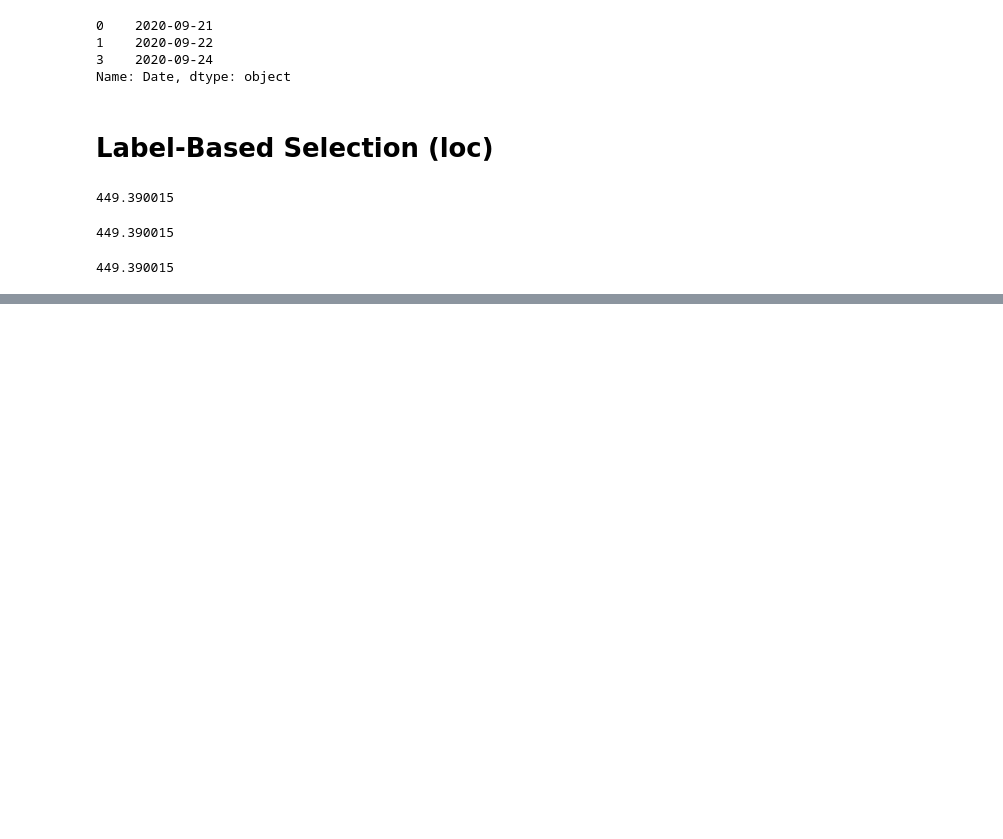
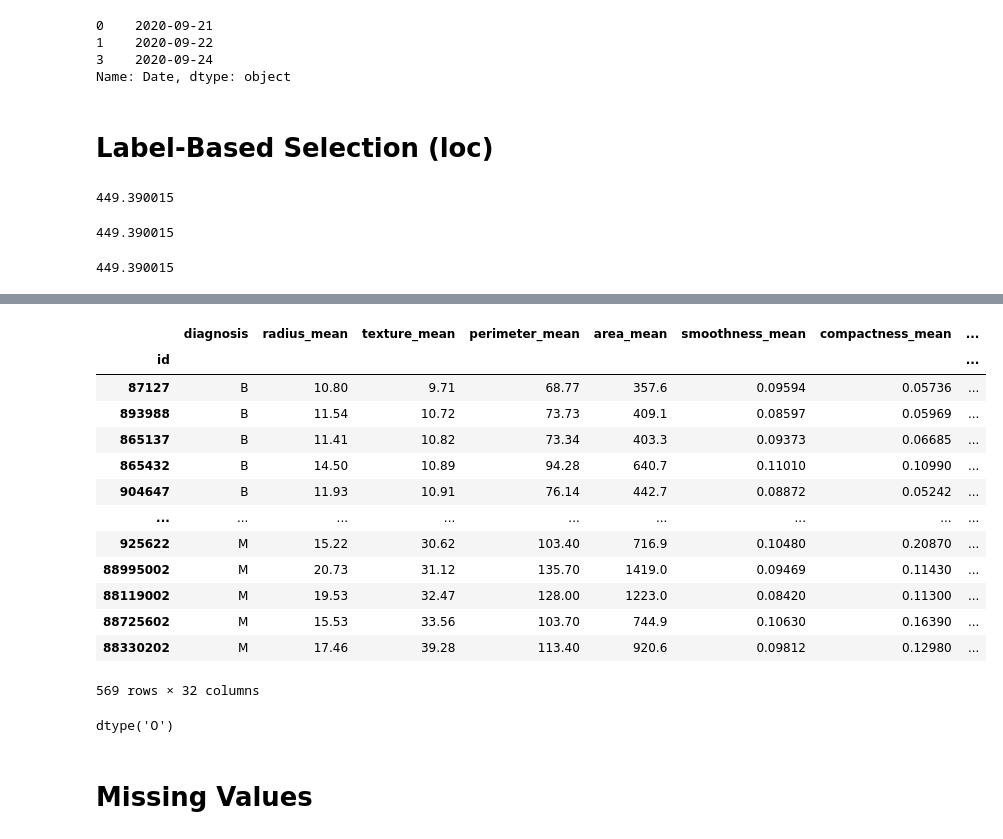
Before and after one commit to amediaaj/Data-Science-101-Methodology-Python-and-Essential-Math, a Jupyter notebook: pandas.ipynb, the cells around one changed output, grey strips where cells are left out. Cells and saved outputs as stored; diff of their text form; code cells hidden in the pictures; blank space fills up the shorter version.

```diff
--- a/pandas.ipynb
+++ b/pandas.ipynb
@@ -180,0 +373,23 @@ tsla.loc['2020-09-21', ['Close', 'High']
+# %%
+bc.sort_values(by=['diagnosis', 'texture_mean'])
+# %% [output]
+|  | diagnosis | radius_mean | texture_mean | perimeter_mean | area_mean | smoothness_mean | compactness_mean | ... |
+| id |  |  |  |  |  |  |  | ... |
+| 87127 | B | 10.80 | 9.71 | 68.77 | 357.6 | 0.09594 | 0.05736 | ... |
+| 893988 | B | 11.54 | 10.72 | 73.73 | 409.1 | 0.08597 | 0.05969 | ... |
+| 865137 | B | 11.41 | 10.82 | 73.34 | 403.3 | 0.09373 | 0.06685 | ... |
+| 865432 | B | 14.50 | 10.89 | 94.28 | 640.7 | 0.11010 | 0.10990 | ... |
+| 904647 | B | 11.93 | 10.91 | 76.14 | 442.7 | 0.08872 | 0.05242 | ... |
+| ... | ... | ... | ... | ... | ... | ... | ... | ... |
+| 925622 | M | 15.22 | 30.62 | 103.40 | 716.9 | 0.10480 | 0.20870 | ... |
+| 88995002 | M | 20.73 | 31.12 | 135.70 | 1419.0 | 0.09469 | 0.11430 | ... |
+| 88119002 | M | 19.53 | 32.47 | 128.00 | 1223.0 | 0.08420 | 0.11300 | ... |
+| 88725602 | M | 15.53 | 33.56 | 103.70 | 744.9 | 0.10630 | 0.16390 | ... |
+| 88330202 | M | 17.46 | 39.28 | 113.40 | 920.6 | 0.09812 | 0.12980 | ... |
+569 rows × 32 columns
+# %%
+bc.diagnosis.dtype
+# %% [output]
+dtype('O')
+# %% [markdown]
+# Missing Values
```
Also changed, not shown: parts of 21 cells of this notebook.
